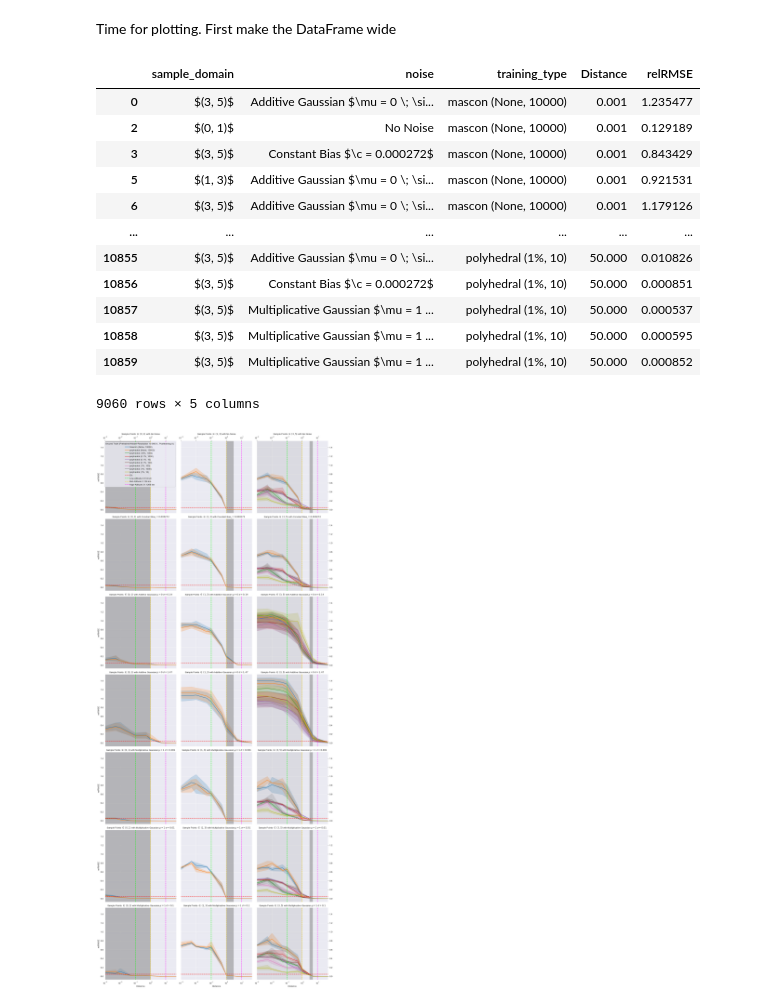
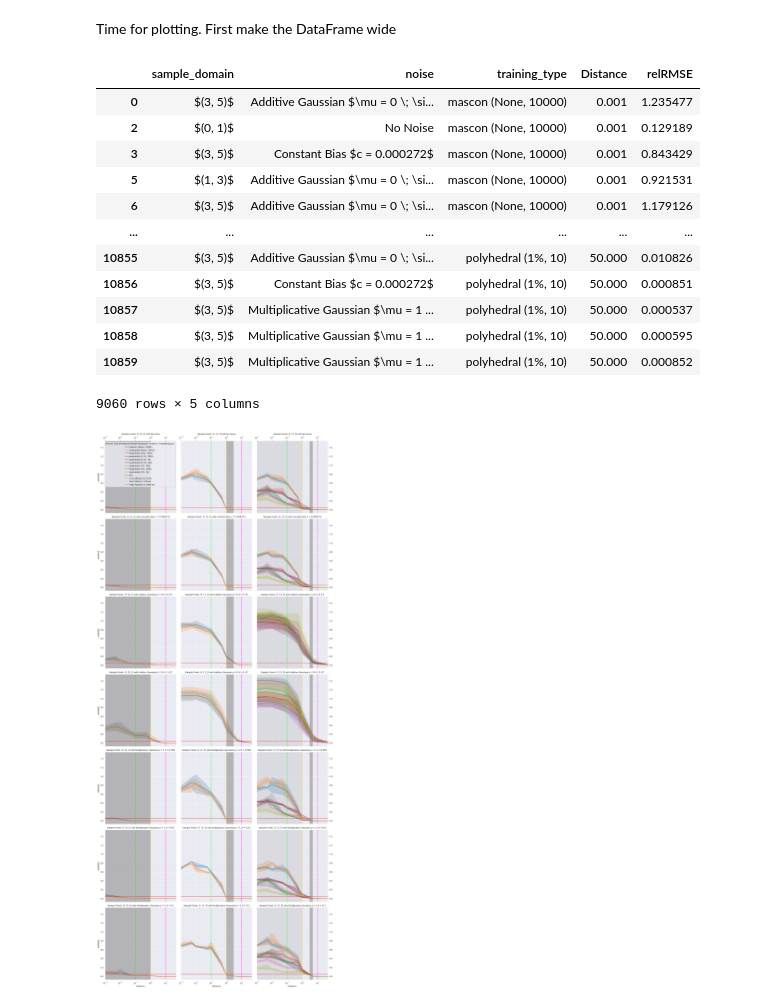
Before and after one commit to gomezzz/geodesyNets, a Jupyter notebook: P3 - Analysis Churyumov-Gerasimenko.ipynb, the cells around one changed output. Cells and saved outputs as stored; diff of their text form; code cells hidden in the pictures.

```diff
--- a/P3 - Analysis Churyumov-Gerasimenko.ipynb
+++ b/P3 - Analysis Churyumov-Gerasimenko.ipynb
@@ -204,40 +204,40 @@ dfm = dfm[dfm["noise"] != "['combined', 0.0, 1.467314, [0.000272, 0.0, 0.0]]"]
 
 noise_replacement = {
     "['']" : "No Noise",
-    "['constant_bias', [0.000272, 0.0, 0.0]]": "Constant Bias $\c = 0.000272$",
+    "['constant_bias', [0.000272, 0.0, 0.0]]": "Constant Bias $c = 0.000272$",
     "['gaussian', 0.0, 0.146731]": "Additive Gaussian $\mu = 0 \; \sigma= 0.14$",
     "['gaussian', 0.0, 1.467314]": "Additive Gaussian $\mu = 0 \; \sigma= 1.47$",
     "['adaptive_gaussian_noise', 0.001]": "Multiplicative Gaussian $\mu = 1 \; \sigma= 0.001$",
     "['adaptive_gaussian_noise', 0.01]": "Multiplicative Gaussian $\mu = 1 \; \sigma= 0.01$",
     "['adaptive_gaussian_noise', 0.1]": "Multiplicative Gaussian $\mu = 1 \; \sigma= 0.1$"
 }
 
 sample_distance_replacement = {
     "[0. 1.]": "$(0, 1)$",
     "[1. 3.]": "$(1, 3)$",
     "[3. 5.]": "$(3, 5)$",
 }
 
 for key, replacement in noise_replacement.items():
      dfm["noise"].replace(key, replacement, inplace=True)
 
 for key, replacement in sample_distance_replacement.items():
     dfm["sample_domain"].replace(key, replacement, inplace=True)
 
 
 dfm["Distance"] = dfm["Distance"].apply(lambda x: float(x))
 dfm[error_of_interest] = dfm[error_of_interest].apply(lambda x: float(x))
 dfm
 # %% [output]
 |  | sample_domain | noise | training_type | Distance | relRMSE |
 | 0 | $(3, 5)$ | Additive Gaussian $\mu = 0 \; \si... | mascon (None, 10000) | 0.001 | 1.235477 |
 | 2 | $(0, 1)$ | No Noise | mascon (None, 10000) | 0.001 | 0.129189 |
-| 3 | $(3, 5)$ | Constant Bias $\c = 0.000272$ | mascon (None, 10000) | 0.001 | 0.843429 |
+| 3 | $(3, 5)$ | Constant Bias $c = 0.000272$ | mascon (None, 10000) | 0.001 | 0.843429 |
 | 5 | $(1, 3)$ | Additive Gaussian $\mu = 0 \; \si... | mascon (None, 10000) | 0.001 | 0.921531 |
 | 6 | $(3, 5)$ | Additive Gaussian $\mu = 0 \; \si... | mascon (None, 10000) | 0.001 | 1.179126 |
 | ... | ... | ... | ... | ... | ... |
 | 10855 | $(3, 5)$ | Additive Gaussian $\mu = 0 \; \si... | polyhedral (1%, 10) | 50.000 | 0.010826 |
-| 10856 | $(3, 5)$ | Constant Bias $\c = 0.000272$ | polyhedral (1%, 10) | 50.000 | 0.000851 |
+| 10856 | $(3, 5)$ | Constant Bias $c = 0.000272$ | polyhedral (1%, 10) | 50.000 | 0.000851 |
 | 10857 | $(3, 5)$ | Multiplicative Gaussian $\mu = 1 ... | polyhedral (1%, 10) | 50.000 | 0.000537 |
 | 10858 | $(3, 5)$ | Multiplicative Gaussian $\mu = 1 ... | polyhedral (1%, 10) | 50.000 | 0.000595 |
 | 10859 | $(3, 5)$ | Multiplicative Gaussian $\mu = 1 ... | polyhedral (1%, 10) | 50.000 | 0.000852 |
```
